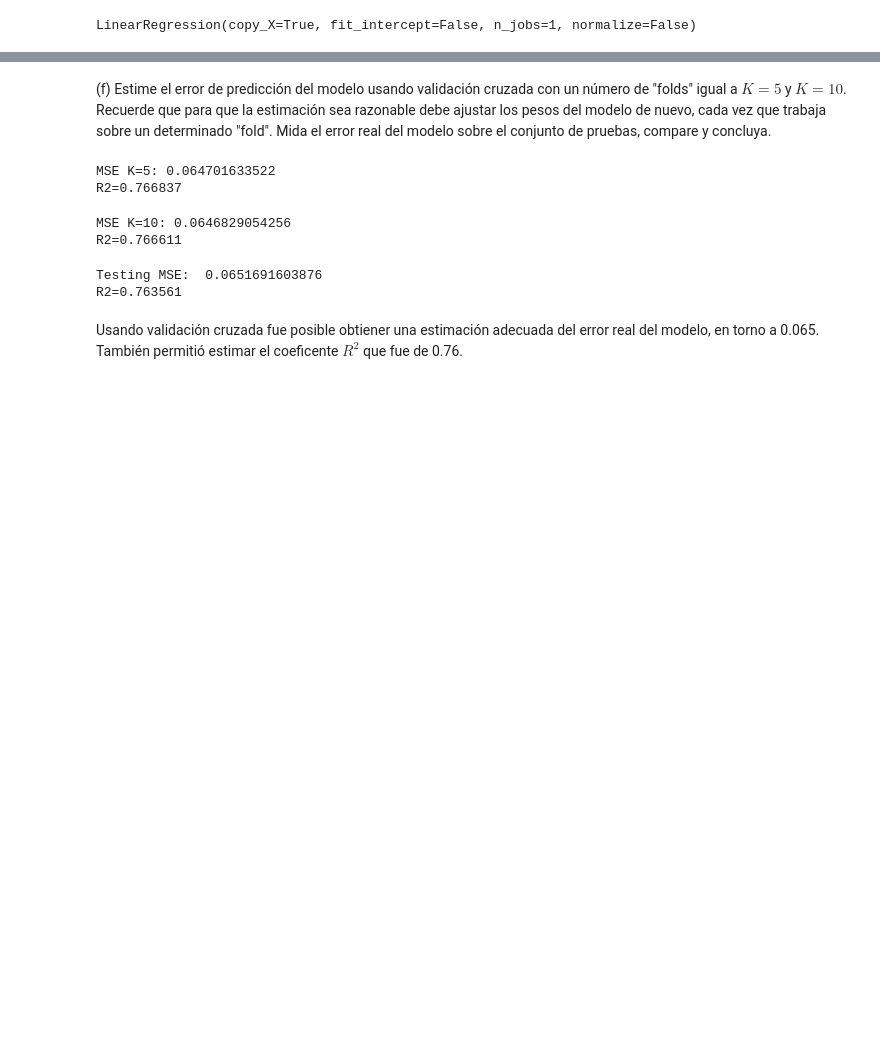
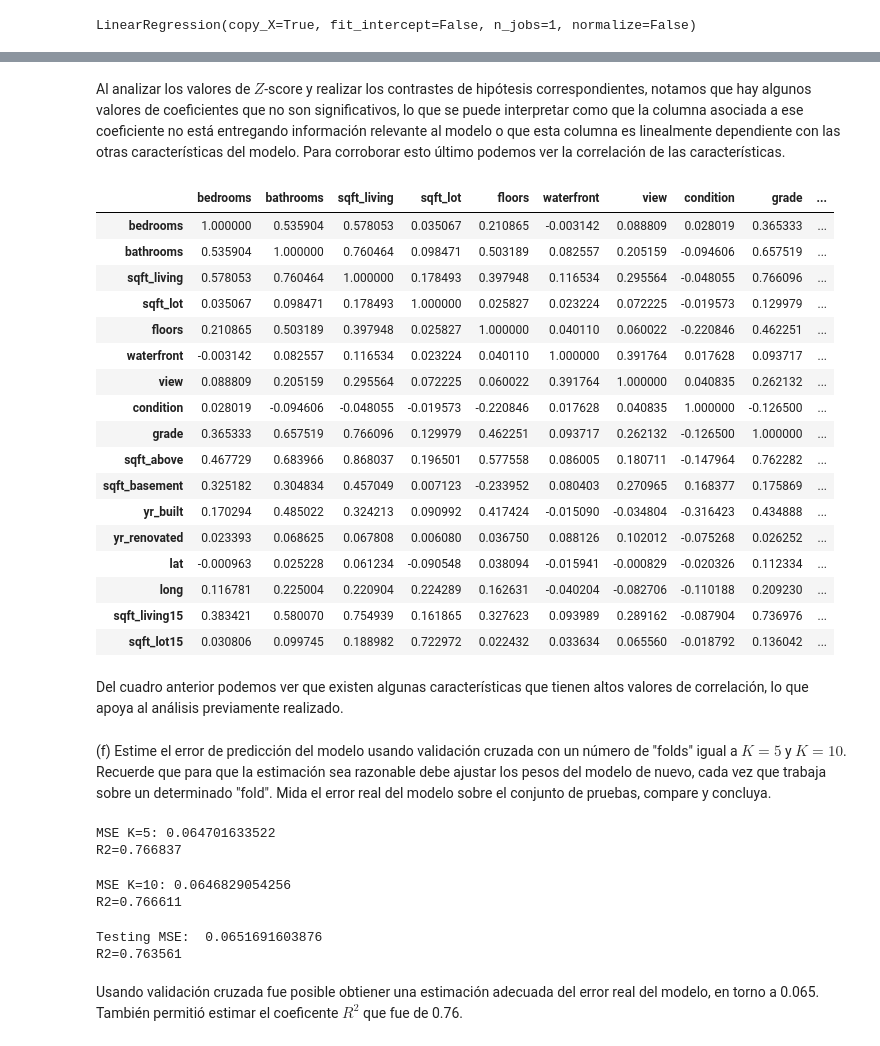
Before and after one commit to dsanmartin/INF578-HW, a Jupyter notebook: 1/Tarea1-ML.ipynb, the cells around one changed output, grey strips where cells are left out. Saved outputs shown, nothing was run; the diff lists cells and outputs as text; code cells hidden in the pictures; blank space fills up the shorter version.

```diff
--- a/1/Tarea1-ML.ipynb
+++ b/1/Tarea1-ML.ipynb
@@ -133,3 +138,28 @@ ACÁ TODAVÍA NO TENGO CLARO QUE TENEMOS.
+# %% [markdown]
+Al analizar los valores de $Z$-score y realizar los contrastes de hipótesis correspondientes, notamos que hay algunos valores de coeficientes que no son significativos, lo que se puede interpretar como que la columna asociada a ese coeficiente no está entregando información relevante al modelo o que esta columna es linealmente dependiente con las otras características del modelo. Para corroborar esto último podemos ver la correlación de las características.
+# %%
+df_scaled_train.iloc[:,:-1].corr()
+# %% [output]
+|  | bedrooms | bathrooms | sqft_living | sqft_lot | floors | waterfront | view | condition | grade | ... |
+| bedrooms | 1.000000 | 0.535904 | 0.578053 | 0.035067 | 0.210865 | -0.003142 | 0.088809 | 0.028019 | 0.365333 | ... |
+| bathrooms | 0.535904 | 1.000000 | 0.760464 | 0.098471 | 0.503189 | 0.082557 | 0.205159 | -0.094606 | 0.657519 | ... |
+| sqft_living | 0.578053 | 0.760464 | 1.000000 | 0.178493 | 0.397948 | 0.116534 | 0.295564 | -0.048055 | 0.766096 | ... |
+| sqft_lot | 0.035067 | 0.098471 | 0.178493 | 1.000000 | 0.025827 | 0.023224 | 0.072225 | -0.019573 | 0.129979 | ... |
+| floors | 0.210865 | 0.503189 | 0.397948 | 0.025827 | 1.000000 | 0.040110 | 0.060022 | -0.220846 | 0.462251 | ... |
+| waterfront | -0.003142 | 0.082557 | 0.116534 | 0.023224 | 0.040110 | 1.000000 | 0.391764 | 0.017628 | 0.093717 | ... |
+| view | 0.088809 | 0.205159 | 0.295564 | 0.072225 | 0.060022 | 0.391764 | 1.000000 | 0.040835 | 0.262132 | ... |
+| condition | 0.028019 | -0.094606 | -0.048055 | -0.019573 | -0.220846 | 0.017628 | 0.040835 | 1.000000 | -0.126500 | ... |
+| grade | 0.365333 | 0.657519 | 0.766096 | 0.129979 | 0.462251 | 0.093717 | 0.262132 | -0.126500 | 1.000000 | ... |
+| sqft_above | 0.467729 | 0.683966 | 0.868037 | 0.196501 | 0.577558 | 0.086005 | 0.180711 | -0.147964 | 0.762282 | ... |
+| sqft_basement | 0.325182 | 0.304834 | 0.457049 | 0.007123 | -0.233952 | 0.080403 | 0.270965 | 0.168377 | 0.175869 | ... |
+| yr_built | 0.170294 | 0.485022 | 0.324213 | 0.090992 | 0.417424 | -0.015090 | -0.034804 | -0.316423 | 0.434888 | ... |
+| yr_renovated | 0.023393 | 0.068625 | 0.067808 | 0.006080 | 0.036750 | 0.088126 | 0.102012 | -0.075268 | 0.026252 | ... |
+| lat | -0.000963 | 0.025228 | 0.061234 | -0.090548 | 0.038094 | -0.015941 | -0.000829 | -0.020326 | 0.112334 | ... |
+| long | 0.116781 | 0.225004 | 0.220904 | 0.224289 | 0.162631 | -0.040204 | -0.082706 | -0.110188 | 0.209230 | ... |
+| sqft_living15 | 0.383421 | 0.580070 | 0.754939 | 0.161865 | 0.327623 | 0.093989 | 0.289162 | -0.087904 | 0.736976 | ... |
+| sqft_lot15 | 0.030806 | 0.099745 | 0.188982 | 0.722972 | 0.022432 | 0.033634 | 0.065560 | -0.018792 | 0.136042 | ... |
+# %% [markdown]
+Del cuadro anterior podemos ver que existen algunas características que tienen altos valores de correlación, lo que apoya al análisis previamente realizado.
 # %% [markdown]
 (f) Estime el error de predicción del modelo usando validación cruzada con un número de "folds" igual a $K = 5$ y $K = 10$. Recuerde que para que la estimación sea razonable debe ajustar los pesos del modelo de nuevo, cada vez que trabaja sobre un determinado "fold". Mida el error real del modelo sobre el conjunto de pruebas, compare y concluya.
 # %%
```
Also changed, not shown: parts of 13 cells of this notebook.
